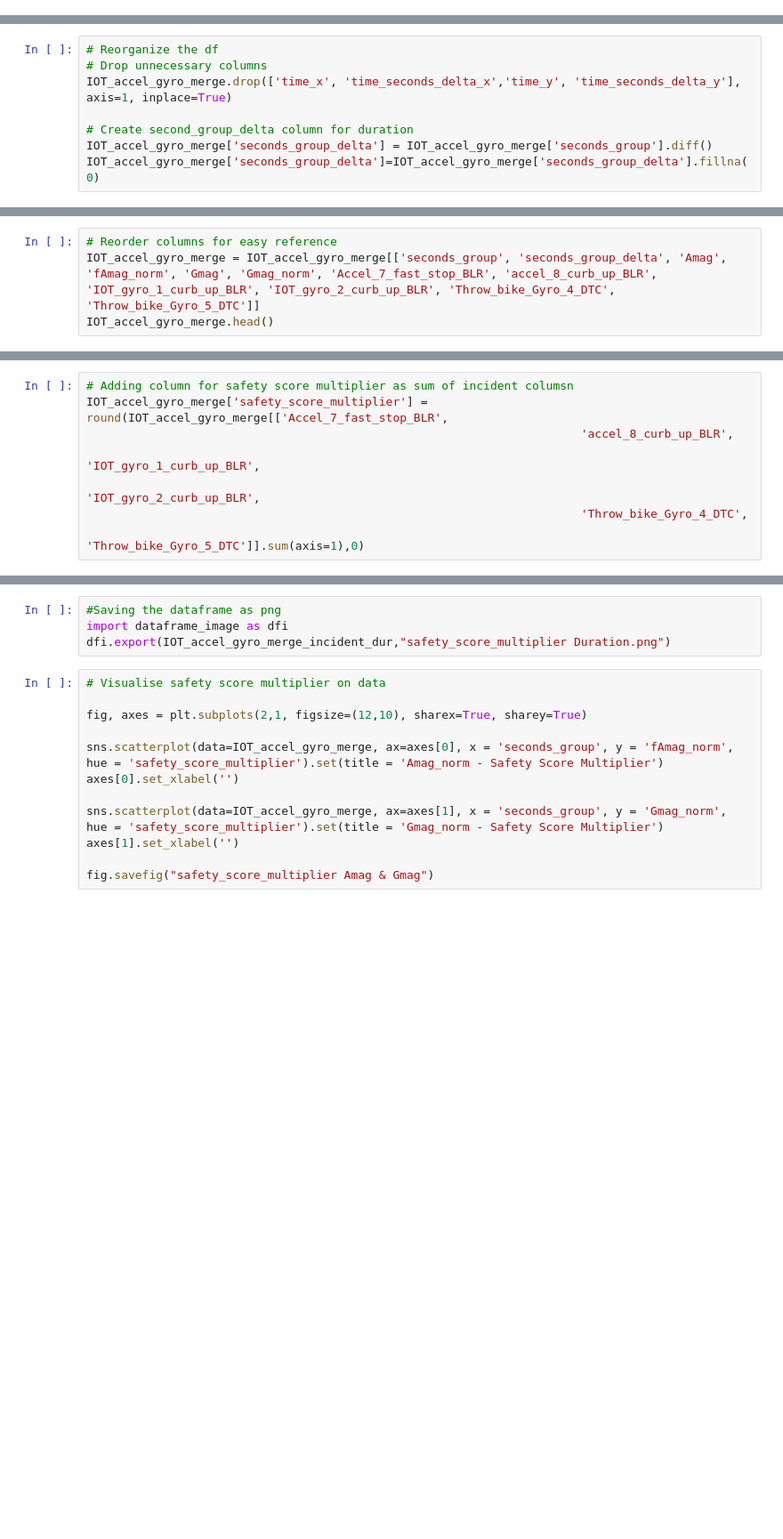
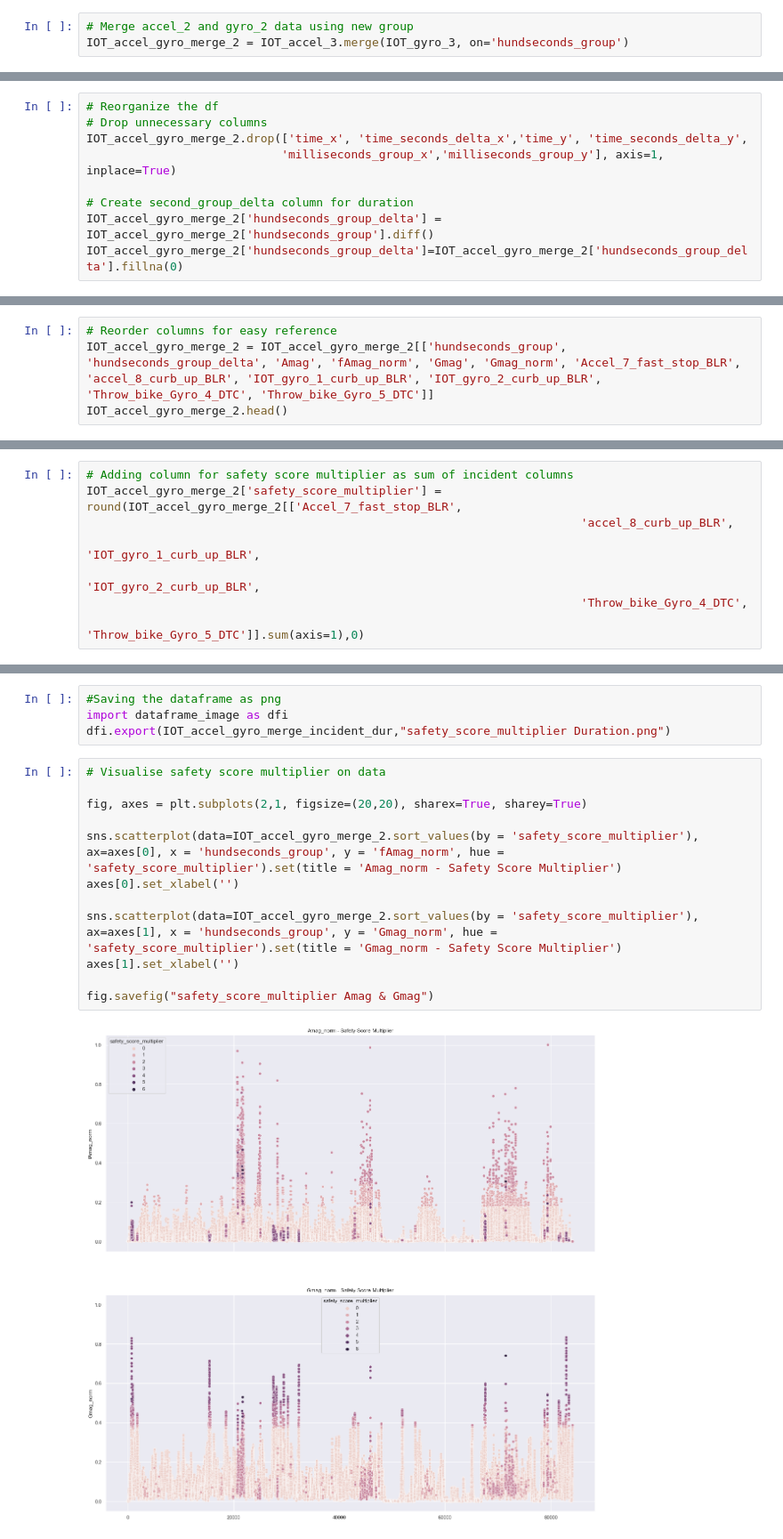
Before and after one commit to ttuncay/Zoomo-Project_LEVeraging-Data-Team, a Jupyter notebook: Data Analysis Step 3 Incident Prediction On Unlabelled Data/Data Analysis Step 3 Incident Prediction On Unlabelled Data_v2.ipynb, the cells around one changed output, grey strips where cells are left out. Shown at 89% size. Saved outputs shown, nothing was run; the diff lists cells and outputs as text; blank space fills up the shorter version.

```diff
--- a/Data Analysis Step 3 Incident Prediction On Unlabelled Data/Data Analysis Step 3 Incident Prediction On Unlabelled Data_v2.ipynb
+++ b/Data Analysis Step 3 Incident Prediction On Unlabelled Data/Data Analysis Step 3 Incident Prediction On Unlabelled Data_v2.ipynb
@@ -1316,0 +1458,3 @@ IOT_accel_gyro_merge
+# %%
+# Merge accel_2 and gyro_2 data using new group
+IOT_accel_gyro_merge_2 = IOT_accel_3.merge(IOT_gyro_3, on='hundseconds_group')
@@ -1317,10 +1597,11 @@ IOT_accel_gyro_merge
 # %%
 # Reorganize the df
 # Drop unnecessary columns
-IOT_accel_gyro_merge.drop(['time_x', 'time_seconds_delta_x','time_y', 'time_seconds_delta_y'], axis=1, inplace=True)
+IOT_accel_gyro_merge_2.drop(['time_x', 'time_seconds_delta_x','time_y', 'time_seconds_delta_y',
+                            'milliseconds_group_x','milliseconds_group_y'], axis=1, inplace=True)
 
 # Create second_group_delta column for duration
-IOT_accel_gyro_merge['seconds_group_delta'] = IOT_accel_gyro_merge['seconds_group'].diff()
-IOT_accel_gyro_merge['seconds_group_delta']=IOT_accel_gyro_merge['seconds_group_delta'].fillna(0)
+IOT_accel_gyro_merge_2['hundseconds_group_delta'] = IOT_accel_gyro_merge_2['hundseconds_group'].diff()
+IOT_accel_gyro_merge_2['hundseconds_group_delta']=IOT_accel_gyro_merge_2['hundseconds_group_delta'].fillna(0)
 # %%
 # Check the data
@@ -1328,4 +1616,4 @@ IOT_accel_gyro_merge.head()
 # %%
 # Reorder columns for easy reference
-IOT_accel_gyro_merge = IOT_accel_gyro_merge[['seconds_group', 'seconds_group_delta', 'Amag', 'fAmag_norm', 'Gmag', 'Gmag_norm', 'Accel_7_fast_stop_BLR', 'accel_8_curb_up_BLR', 'IOT_gyro_1_curb_up_BLR', 'IOT_gyro_2_curb_up_BLR', 'Throw_bike_Gyro_4_DTC', 'Throw_bike_Gyro_5_DTC']]
-IOT_accel_gyro_merge.head()
+IOT_accel_gyro_merge_2 = IOT_accel_gyro_merge_2[['hundseconds_group', 'hundseconds_group_delta', 'Amag', 'fAmag_norm', 'Gmag', 'Gmag_norm', 'Accel_7_fast_stop_BLR', 'accel_8_curb_up_BLR', 'IOT_gyro_1_curb_up_BLR', 'IOT_gyro_2_curb_up_BLR', 'Throw_bike_Gyro_4_DTC', 'Throw_bike_Gyro_5_DTC']]
+IOT_accel_gyro_merge_2.head()
@@ -1332,8 +1627,8 @@ IOT_accel_gyro_merge.head()
 # %% [markdown]
 ## Safety Score Calculation
 # %%
-# Adding column for safety score multiplier as sum of incident columsn
-IOT_accel_gyro_merge['safety_score_multiplier'] = round(IOT_accel_gyro_merge[['Accel_7_fast_stop_BLR',
+# Adding column for safety score multiplier as sum of incident columns
+IOT_accel_gyro_merge_2['safety_score_multiplier'] = round(IOT_accel_gyro_merge_2[['Accel_7_fast_stop_BLR',
                                                                        'accel_8_curb_up_BLR',
                                                                        'IOT_gyro_1_curb_up_BLR',
                                                                        'IOT_gyro_2_curb_up_BLR',
@@ -1362,12 +1686,14 @@ dfi.export(IOT_accel_gyro_merge_incident_dur,"safety_score_multiplier Duration.p
 # %%
 # Visualise safety score multiplier on data
 
-fig, axes = plt.subplots(2,1, figsize=(12,10), sharex=True, sharey=True)
+fig, axes = plt.subplots(2,1, figsize=(20,20), sharex=True, sharey=True)
 
-sns.scatterplot(data=IOT_accel_gyro_merge, ax=axes[0], x = 'seconds_group', y = 'fAmag_norm', hue = 'safety_score_multiplier').set(title = 'Amag_norm - Safety Score Multiplier')
+sns.scatterplot(data=IOT_accel_gyro_merge_2.sort_values(by = 'safety_score_multiplier'), ax=axes[0], x = 'hundseconds_group', y = 'fAmag_norm', hue = 'safety_score_multiplier').set(title = 'Amag_norm - Safety Score Multiplier')
 axes[0].set_xlabel('')
 
-sns.scatterplot(data=IOT_accel_gyro_merge, ax=axes[1], x = 'seconds_group', y = 'Gmag_norm', hue = 'safety_score_multiplier').set(title = 'Gmag_norm - Safety Score Multiplier')
+sns.scatterplot(data=IOT_accel_gyro_merge_2.sort_values(by = 'safety_score_multiplier'), ax=axes[1], x = 'hundseconds_group', y = 'Gmag_norm', hue = 'safety_score_multiplier').set(title = 'Gmag_norm - Safety Score Multiplier')
 axes[1].set_xlabel('')
 
 fig.savefig("safety_score_multiplier Amag & Gmag")
+# %% [output]
+[figure, added]
```
Also changed, not shown: parts of 64 cells of this notebook, 4 other files.
